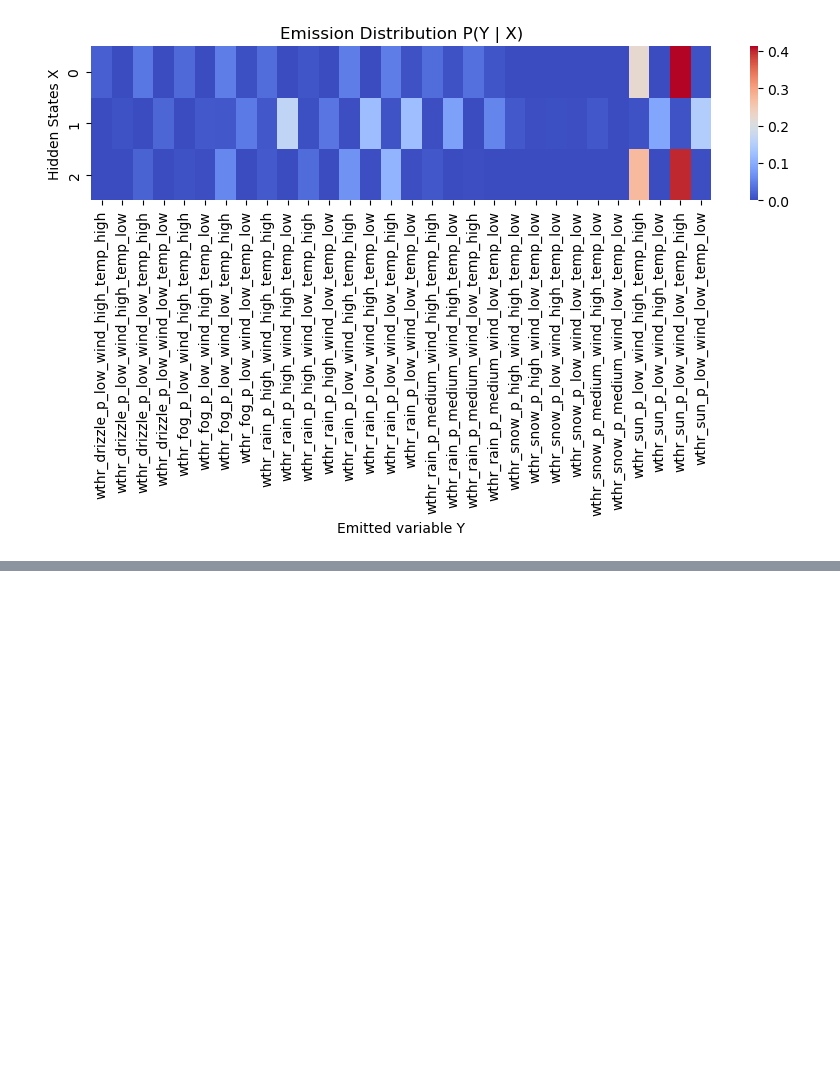
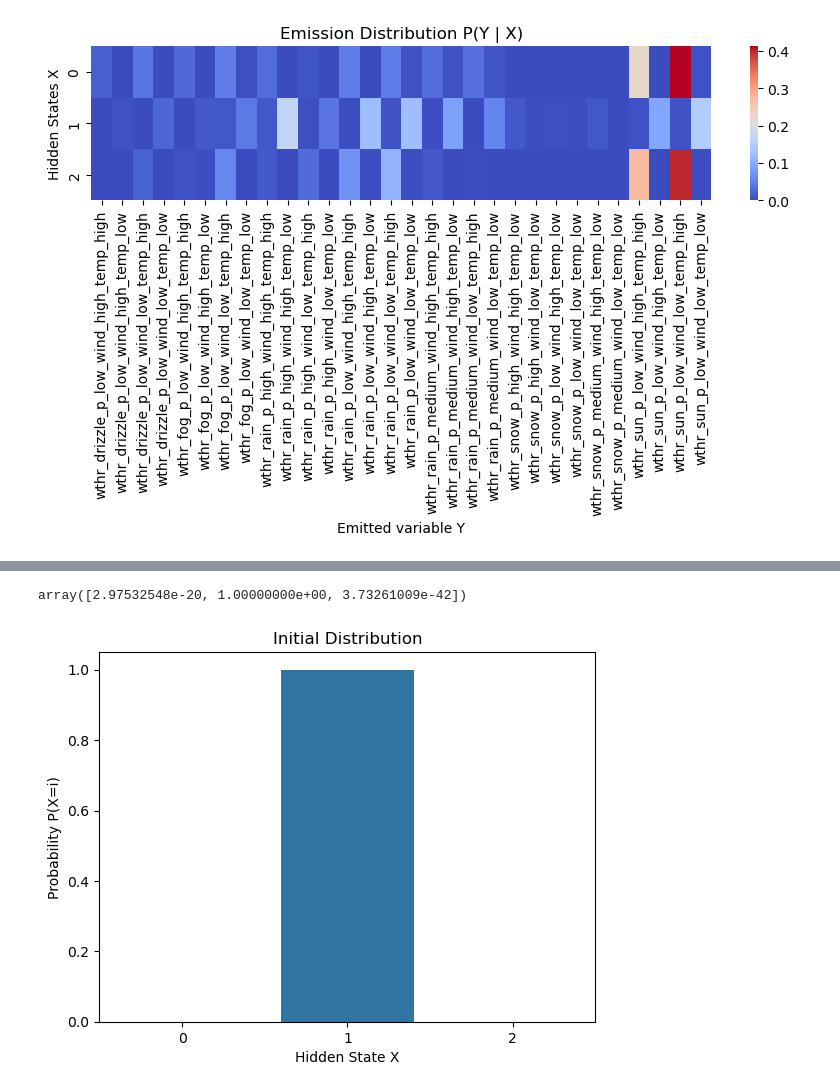
Before and after one commit to sarangkulkarni-math/Hidden-Markov-Models, a Jupyter notebook: HMM_first_project.ipynb, the cells around one changed output, grey strips where cells are left out. Saved outputs shown, nothing was run; the diff lists cells and outputs as text; code cells hidden in the pictures; blank space fills up the shorter version.

```diff
--- a/HMM_first_project.ipynb
+++ b/HMM_first_project.ipynb
@@ -320,0 +361,12 @@ plt.show()
+# %%
+model.startprob_
+# %% [output]
+array([2.97532548e-20, 1.00000000e+00, 3.73261009e-42])
+# %%
+ax3=sns.barplot(data=model.startprob_)
+plt.title("Initial Distribution")
+plt.xlabel("Hidden State X")
+plt.ylabel("Probability P(X=i)")
+plt.show()
+# %% [output]
+[figure, added]
```
Also changed, not shown: parts of 5 cells of this notebook.
